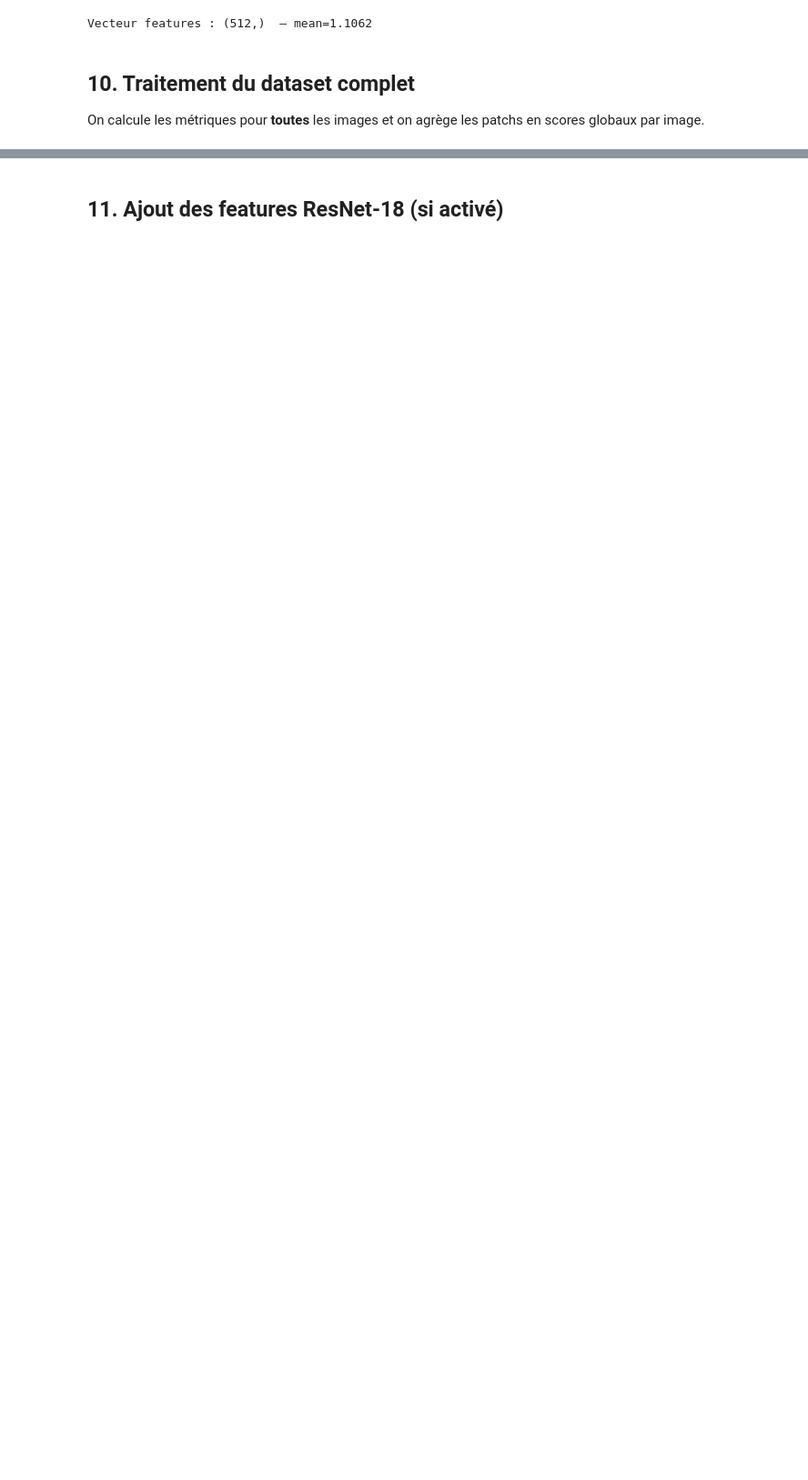
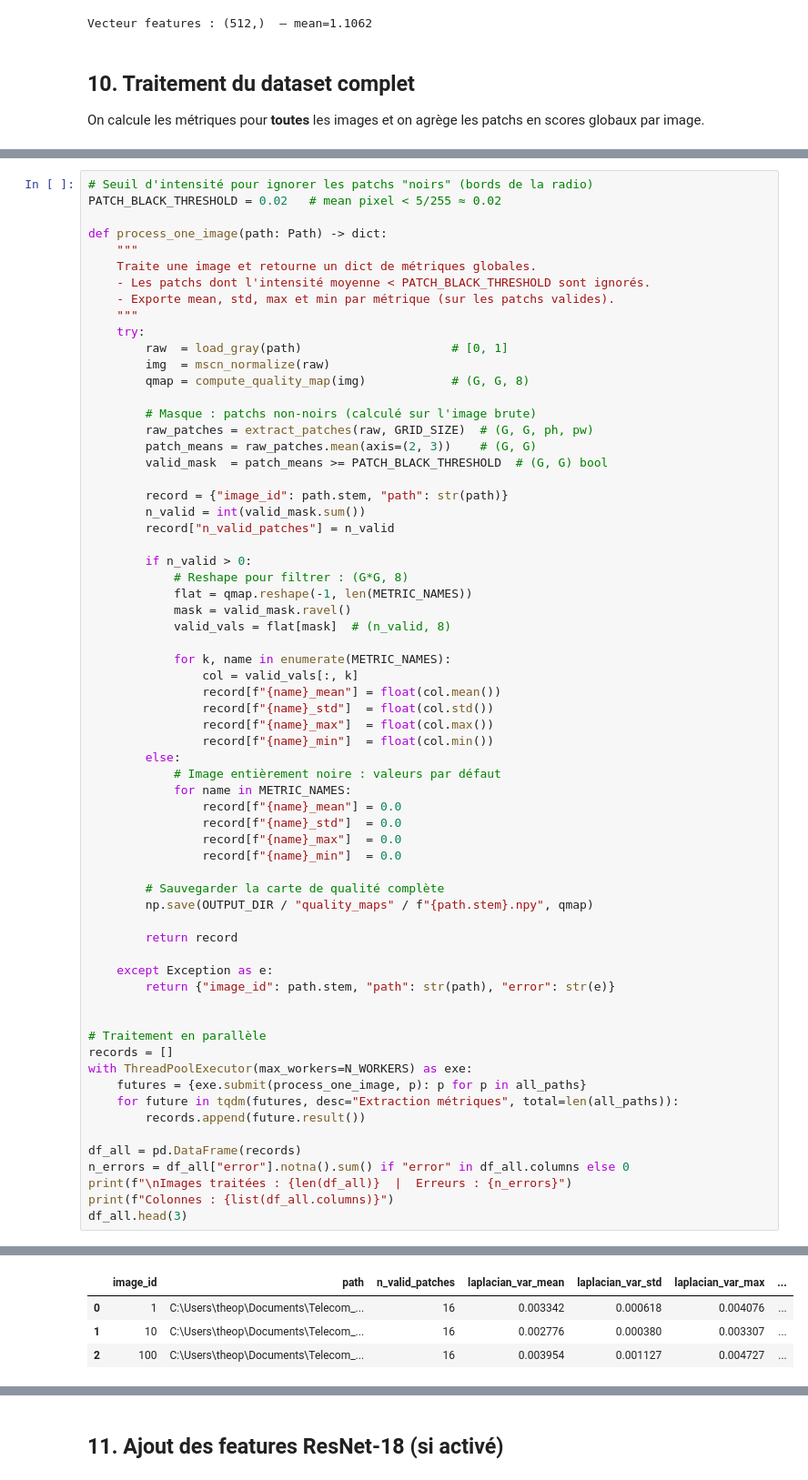
Before and after one commit to tnadiedjoa/MEDVAE-X, a Jupyter notebook: medvae_eval/theophile_metrics/02_IQA_Metrics_Extraction.ipynb, the cells around one changed output, grey strips where cells are left out. Shown at 91% size. Cells and saved outputs as stored; diff of their text form; blank space fills up the shorter version.

```diff
--- a/medvae_eval/theophile_metrics/02_IQA_Metrics_Extraction.ipynb
+++ b/medvae_eval/theophile_metrics/02_IQA_Metrics_Extraction.ipynb
@@ -384,0 +341,66 @@ Images traitées : 1200  |  Erreurs : 0
+# %%
+# Seuil d'intensité pour ignorer les patchs "noirs" (bords de la radio)
+PATCH_BLACK_THRESHOLD = 0.02   # mean pixel < 5/255 ≈ 0.02
+
+def process_one_image(path: Path) -> dict:
+    """
+    Traite une image et retourne un dict de métriques globales.
+    - Les patchs dont l'intensité moyenne < PATCH_BLACK_THRESHOLD sont ignorés.
+    - Exporte mean, std, max et min par métrique (sur les patchs valides).
+    """
+    try:
+        raw  = load_gray(path)                     # [0, 1]
+        img  = mscn_normalize(raw)
+        qmap = compute_quality_map(img)            # (G, G, 8)
+
+        # Masque : patchs non-noirs (calculé sur l'image brute)
+        raw_patches = extract_patches(raw, GRID_SIZE)  # (G, G, ph, pw)
+        patch_means = raw_patches.mean(axis=(2, 3))    # (G, G)
+        valid_mask  = patch_means >= PATCH_BLACK_THRESHOLD  # (G, G) bool
+
+        record = {"image_id": path.stem, "path": str(path)}
+        n_valid = int(valid_mask.sum())
+        record["n_valid_patches"] = n_valid
+
+        if n_valid > 0:
+            # Reshape pour filtrer : (G*G, 8)
+            flat = qmap.reshape(-1, len(METRIC_NAMES))
+            mask = valid_mask.ravel()
+            valid_vals = flat[mask]  # (n_valid, 8)
+
+            for k, name in enumerate(METRIC_NAMES):
+                col = valid_vals[:, k]
+                record[f"{name}_mean"] = float(col.mean())
+                record[f"{name}_std"]  = float(col.std())
+                record[f"{name}_max"]  = float(col.max())
+                record[f"{name}_min"]  = float(col.min())
+        else:
+            # Image entièrement noire : valeurs par défaut
+            for name in METRIC_NAMES:
+                record[f"{name}_mean"] = 0.0
+                record[f"{name}_std"]  = 0.0
+                record[f"{name}_max"]  = 0.0
+                record[f"{name}_min"]  = 0.0
+
+        # Sauvegarder la carte de qualité complète
+        np.save(OUTPUT_DIR / "quality_maps" / f"{path.stem}.npy", qmap)
+
+        return record
+
+    except Exception as e:
+        return {"image_id": path.stem, "path": str(path), "error": str(e)}
+
+
+# Traitement en parallèle
+records = []
+with ThreadPoolExecutor(max_workers=N_WORKERS) as exe:
+    futures = {exe.submit(process_one_image, p): p for p in all_paths}
+    for future in tqdm(futures, desc="Extraction métriques", total=len(all_paths)):
+        records.append(future.result())
+
+df_all = pd.DataFrame(records)
+n_errors = df_all["error"].notna().sum() if "error" in df_all.columns else 0
+print(f"\nImages traitées : {len(df_all)}  |  Erreurs : {n_errors}")
+print(f"Colonnes : {list(df_all.columns)}")
+df_all.head(3)
+# %% [output]
@@ -384,0 +409,4 @@ Images traitées : 1200  |  Erreurs : 0
+|  | image_id | path | n_valid_patches | laplacian_var_mean | laplacian_var_std | laplacian_var_max | ... |
+| 0 | 1 | C:\Users\theop\Documents\Telecom_... | 16 | 0.003342 | 0.000618 | 0.004076 | ... |
+| 1 | 10 | C:\Users\theop\Documents\Telecom_... | 16 | 0.002776 | 0.000380 | 0.003307 | ... |
+| 2 | 100 | C:\Users\theop\Documents\Telecom_... | 16 | 0.003954 | 0.001127 | 0.004727 | ... |
```
Also changed, not shown: parts of 3 cells of this notebook, 5 other files.
